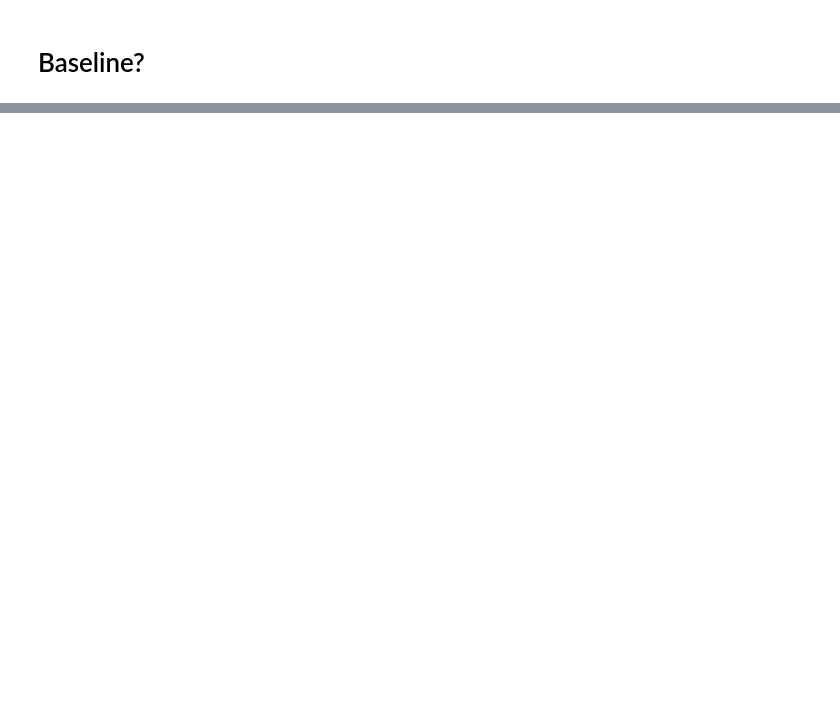
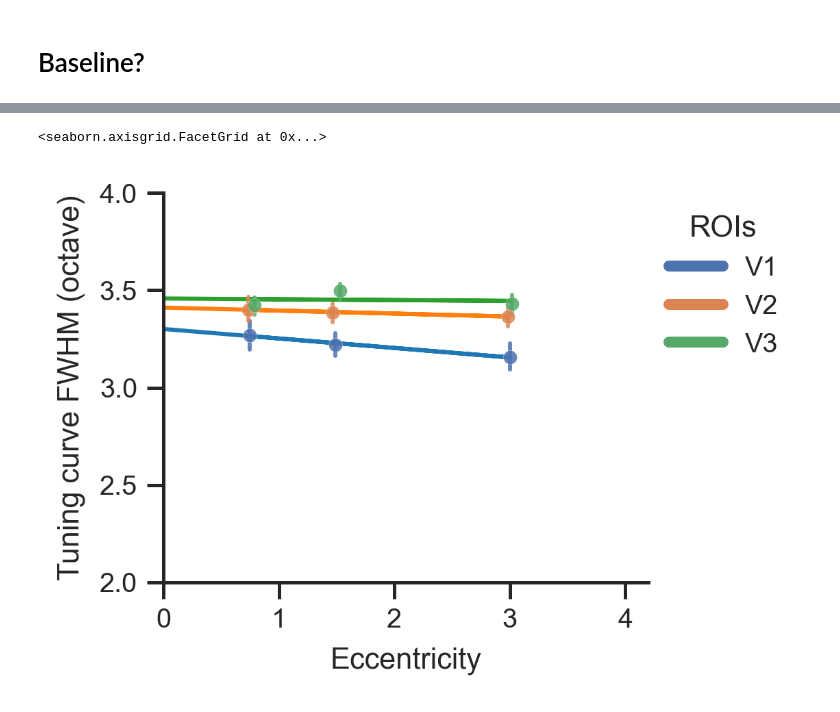
Before and after one commit to JiyeongHa/Spatial-Frequency-Preference_NSDsyn, a Jupyter notebook: notebooks/2-tuning-curves.ipynb, the cells around one changed output, grey strips where cells are left out. Drawn from its saved outputs; the diff is of its cells as text; code cells hidden in the pictures; blank space fills up the shorter version.

Commit message:
calculate bandwidth

```diff
--- a/notebooks/2-tuning-curves.ipynb
+++ b/notebooks/2-tuning-curves.ipynb
@@ -330,0 +299,4 @@ bin_df = tuning.summary_stat_for_ecc_bin(subj_df,
+# %%
+example_subj = 'subj04'
+tmp_df = subj_df.query('sub == @example_subj & vroinames == "V1" & ecc_bin == @bin_labels[0]')
+params_tmp_df = tuning_df.query('sub == @example_subj & vroinames == "V1" & ecc_bin == @bin_labels[0]')
@@ -330,0 +317,29 @@ bin_df = tuning.summary_stat_for_ecc_bin(subj_df,
+# %%
+bin_list, bin_labels = tuning.get_bin_labels(e1, e2, 'log3')
+
+bandwidth_df = pd.DataFrame({})
+
+for example_subj, b, roi in itertools.product(subj_list, bin_labels, roi_list):
+    tmp_subj_df = subj_df.query('sub == @example_subj & vroinames == @roi & ecc_bin == @b')
+    params_tmp_df = tuning_df.query('sub == @example_subj & vroinames == @roi & ecc_bin == @b')
+    bandwidth = tuning.get_bandwidth_in_octave(tmp_subj_df, 'local_sf', params_tmp_df)
+    tmp_df = pd.DataFrame({})
+    tmp_df['sub'] = [example_subj]
+    tmp_df['vroinames'] = [roi]
+    tmp_df['ecc_bin'] = [b]
+    tmp_df['bandwidth'] = [bandwidth]
+    bandwidth_df = pd.concat((bandwidth_df, tmp_df), axis=0)
+# %%
+bandwidth_df = bandwidth_df.merge(precision_s[['sub','vroinames','precision']], on=['sub', 'vroinames'])
+# %%
+fit_df = vis1D.fit_line_to_weighted_mean(bandwidth_df, 'bandwidth', 'precision', groupby=['vroinames'])
+# %%
+vis1D.plot_bandwidth_in_octave(bandwidth_df, 'bandwidth', 'precision', 'vroinames', roi_list, fit_df=fit_df,
+                              pal=sns.color_palette("tab10"),
+                              lgd_title='ROIs',
+                              col=None, col_order=None,
+                              suptitle=None, width=3.25, errorbar=("ci", 68),
+                              save_path=None)
+# %% [output]
+<seaborn.axisgrid.FacetGrid at 0x...>
+[figure, added]
```
Also changed, not shown: parts of 16 cells of this notebook, 3 other files.
